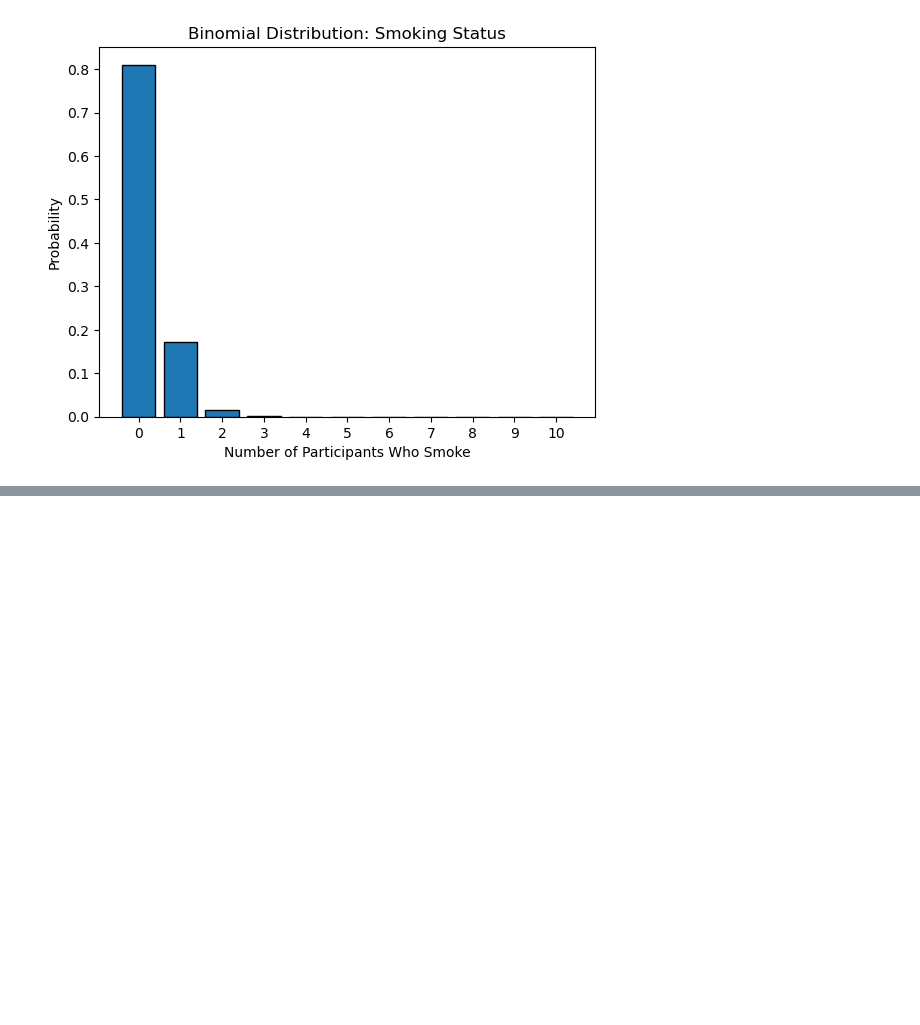
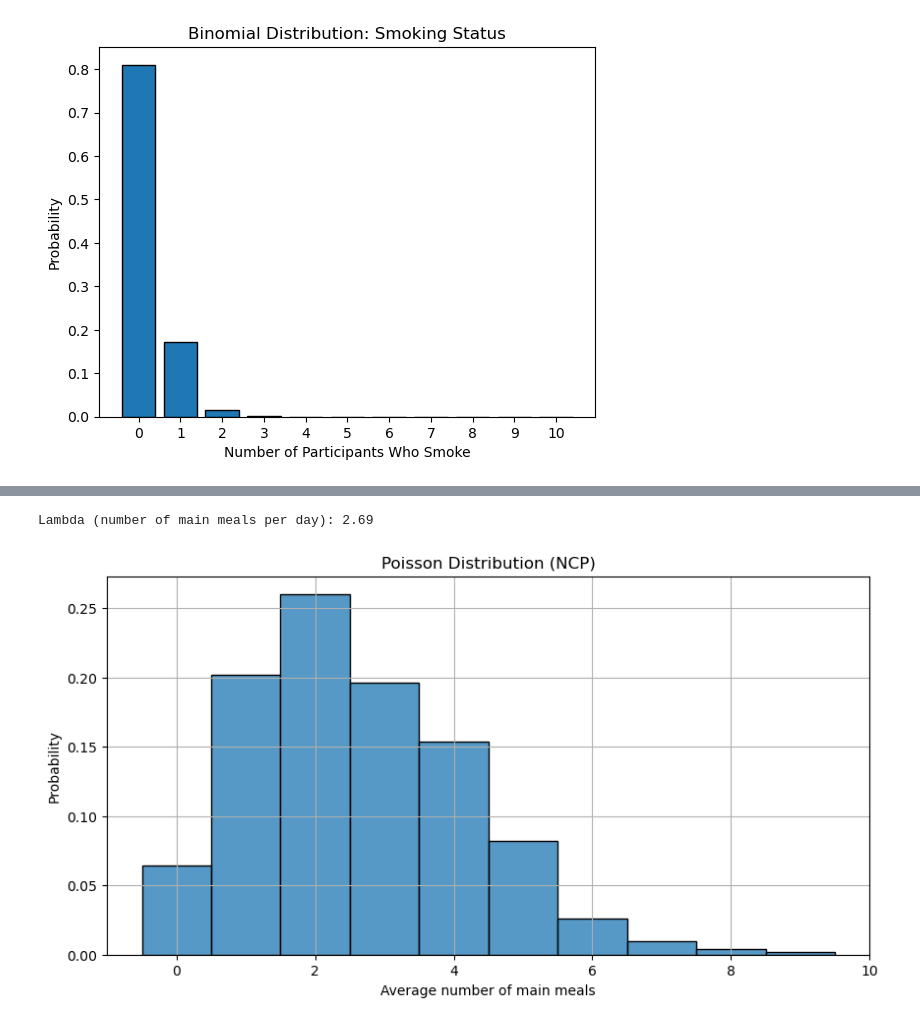
Before and after one commit to 2026377-Ojo/Statistical-techniques-2026-CCT, a Jupyter notebook: Obesity_Eating habit Assignment1.ipynb, the cells around one changed output, grey strips where cells are left out. Saved outputs shown, nothing was run; the diff lists cells and outputs as text; code cells hidden in the pictures; blank space fills up the shorter version.

```diff
--- a/Obesity_Eating habit Assignment1.ipynb
+++ b/Obesity_Eating habit Assignment1.ipynb
@@ -630,0 +594,20 @@ AttributeError: 'NoneType' object has no attribute 'unique'
+# %%
+# NCP - Number of main meals per day
+lambda_rate = df['NCP'].mean()
+print(f"Lambda (number of main meals per day): {lambda_rate:.2f}")
+
+# Generate 1000 simulated values using the Poisson distribution
+poisson_data_NCP = np.random.poisson(lambda_rate, 500)
+
+# Plot
+plt.figure(figsize=(10, 5))
+sns.histplot(poisson_data_ncp,bins=np.arange(-0.5, poisson_data_faf.max() + 1.5, 1), kde=False, stat='probability')
+
+plt.title('Poisson Distribution (NCP)')
+plt.xlabel('Average number of main meals')
+plt.ylabel('Probability')
+plt.grid()
+plt.show()
+# %% [output]
+Lambda (number of main meals per day): 2.69
+[figure, added]
```
Also changed, not shown: parts of 6 cells of this notebook, 2 other files.
